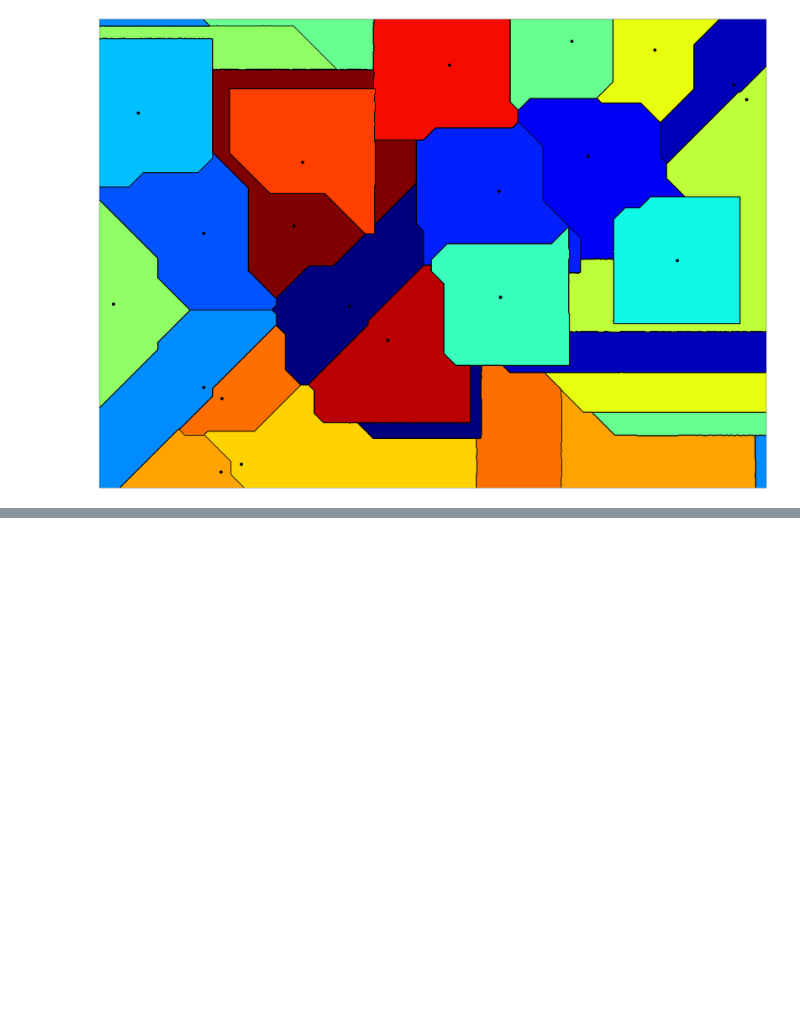
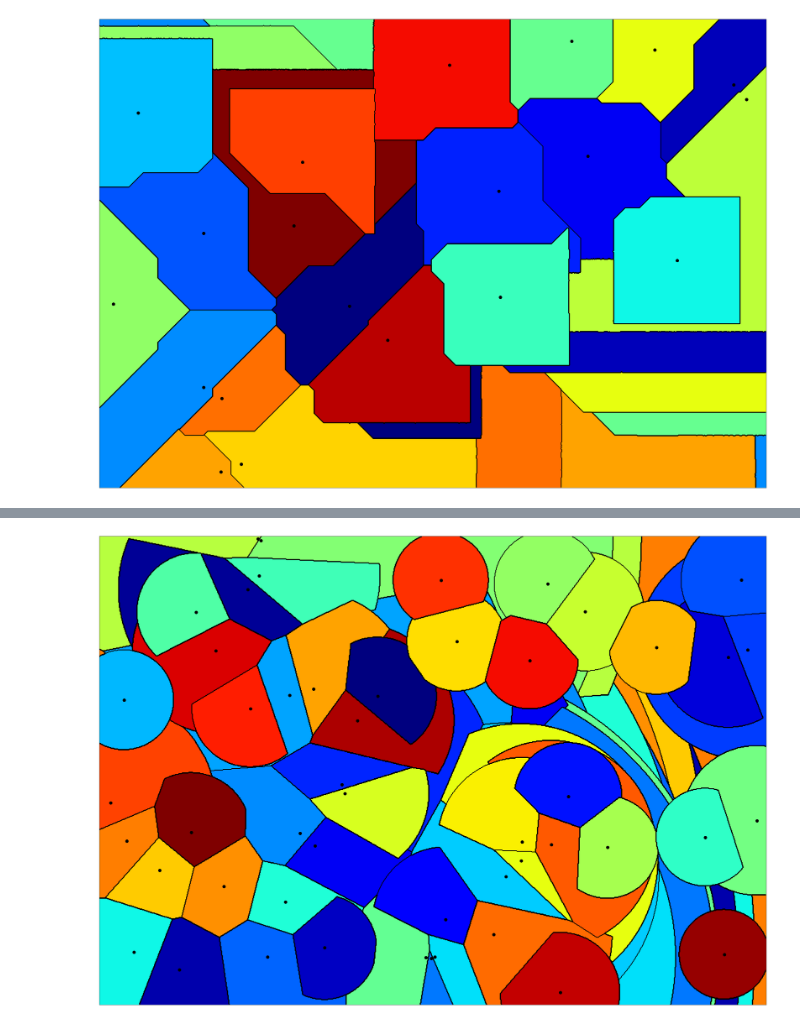
Before and after one commit to balouf/smup, a Jupyter notebook: docs/use.ipynb, the cells around one changed output, grey strips where cells are left out. Saved outputs shown, nothing was run; the diff lists cells and outputs as text; code cells hidden in the pictures; blank space fills up the shorter version.

```diff
--- a/docs/use.ipynb
+++ b/docs/use.ipynb
@@ -22,0 +48,5 @@ matcher.display()
+# %%
+matcher.compute(s=50)
+matcher.display()
+# %% [output]
+[figure, added]
```
Also changed, not shown: parts of 20 cells of this notebook.
